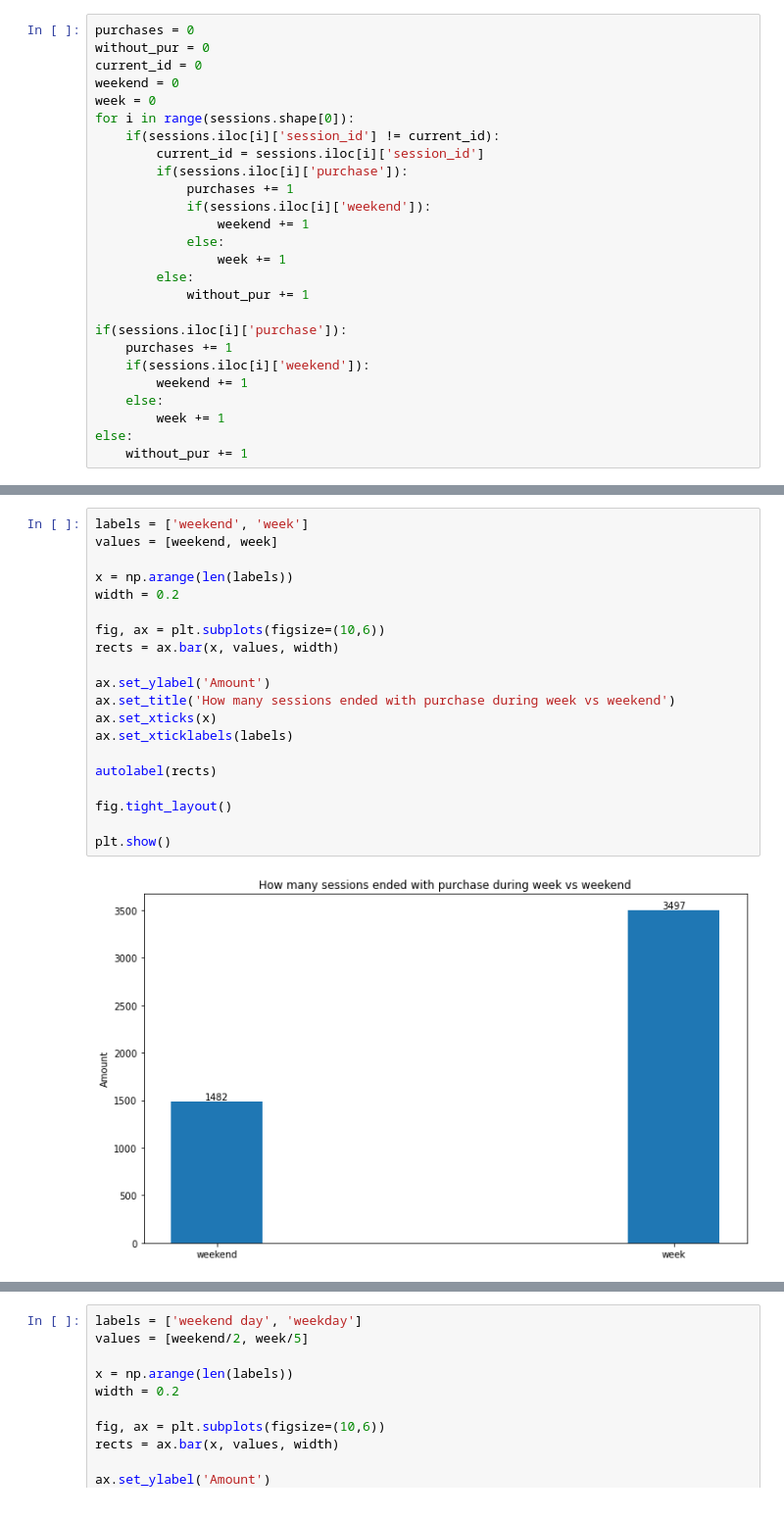
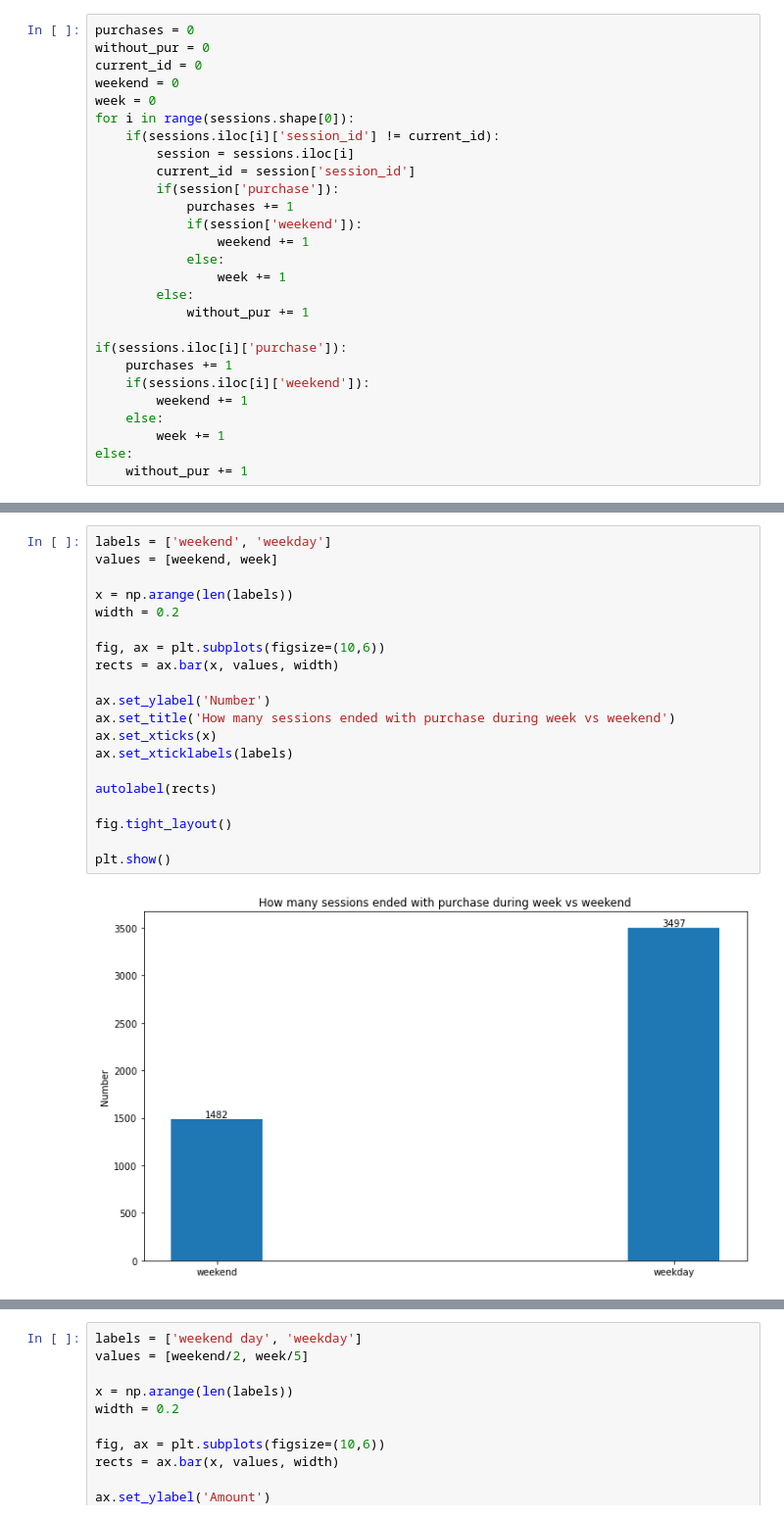
Before and after one commit to pawelbeza/IUM, a Jupyter notebook: data_analysis.ipynb, the cells around one changed output, grey strips where cells are left out. Shown: that part at 98% size. Saved outputs shown, nothing was run; the diff lists cells and outputs as text.

```diff
--- a/data_analysis.ipynb
+++ b/data_analysis.ipynb
@@ -26,10 +67,11 @@ weekend = 0
 week = 0
 for i in range(sessions.shape[0]):
     if(sessions.iloc[i]['session_id'] != current_id):
-        current_id = sessions.iloc[i]['session_id']
-        if(sessions.iloc[i]['purchase']):
+        session = sessions.iloc[i]
+        current_id = session['session_id']
+        if(session['purchase']):
             purchases += 1
-            if(sessions.iloc[i]['weekend']):
+            if(session['weekend']):
                 weekend += 1
             else:
                 week += 1
@@ -81,23 +129,23 @@ plt.show()
 # %%
-labels = ['weekend', 'week']
+labels = ['weekend', 'weekday']
 values = [weekend, week]
 
 x = np.arange(len(labels))
 width = 0.2
 
 fig, ax = plt.subplots(figsize=(10,6))
 rects = ax.bar(x, values, width)
 
-ax.set_ylabel('Amount')
+ax.set_ylabel('Number')
 ax.set_title('How many sessions ended with purchase during week vs weekend')
 ax.set_xticks(x)
 ax.set_xticklabels(labels)
 
 autolabel(rects)
 
 fig.tight_layout()
 
 plt.show()
 # %% [output]
-[figure, old version]
+[figure, new version]
 # %% [markdown]
```
Also changed, not shown: parts of 16 cells of this notebook.
